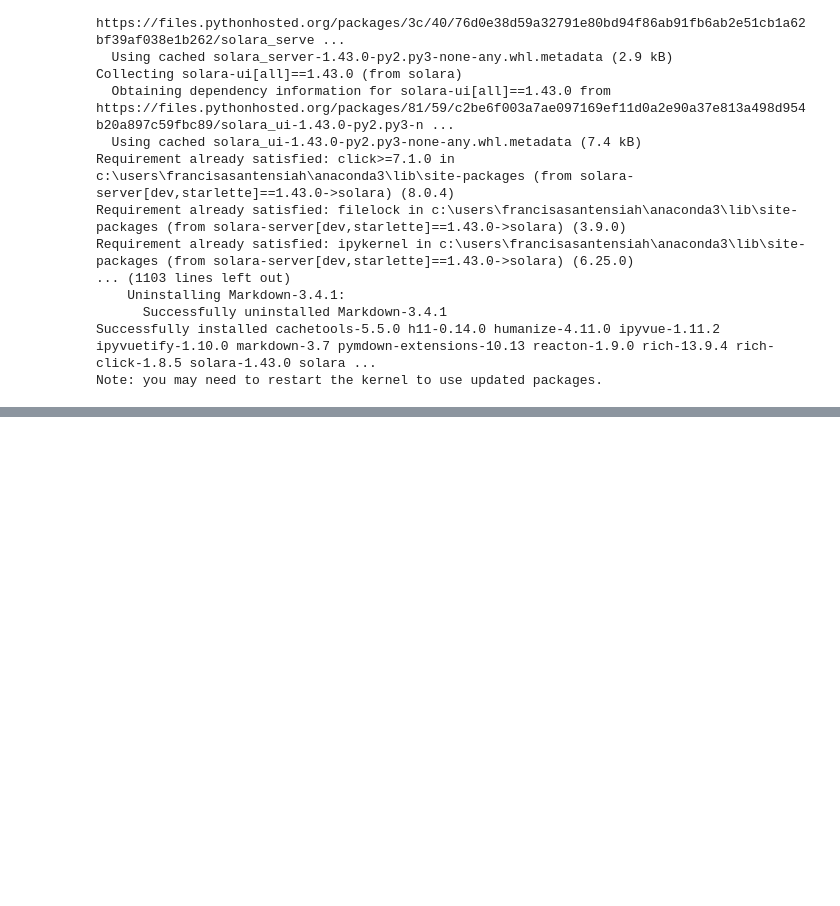
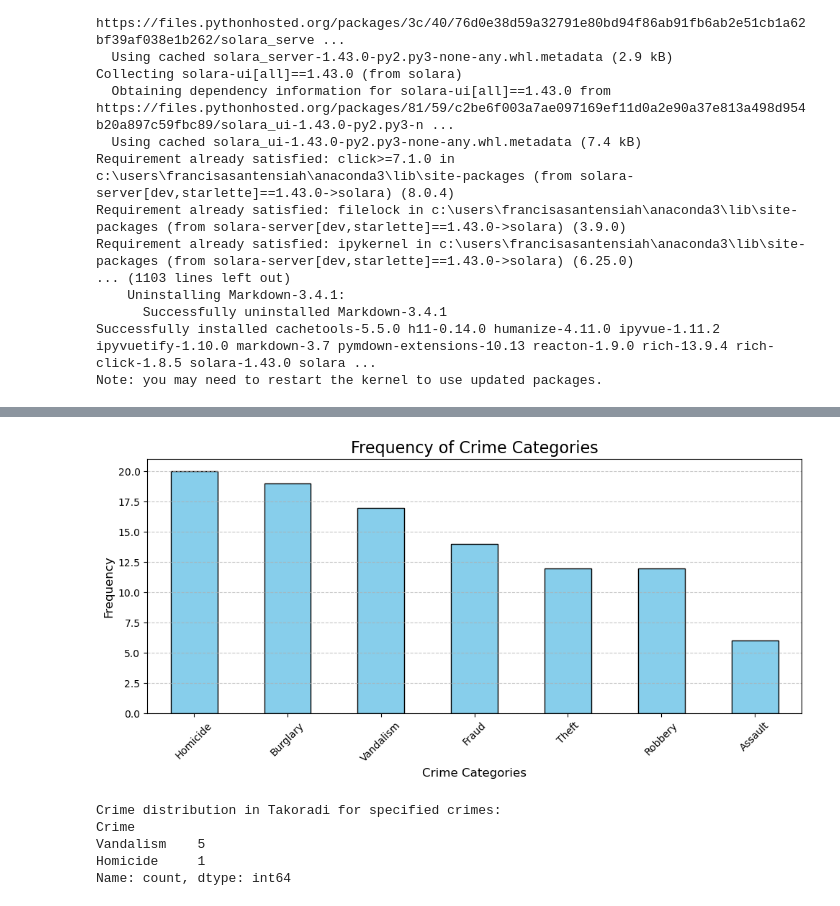
Before and after one commit to Asante-coder/Dashboard-with-Jupyter-Solara, a Jupyter notebook: Dashboard_with_Solara.ipynb, the cells around one changed output, grey strips where cells are left out. Drawn from its saved outputs; the diff is of its cells as text; code cells hidden in the pictures; blank space fills up the shorter version.

```diff
--- a/Dashboard_with_Solara.ipynb
+++ b/Dashboard_with_Solara.ipynb
@@ -79,14 +79,9 @@ from pathlib import Path
 import solara
 
 #Access data
-ROOT = Path(solara.__file__).parent / "website" / "pages" / "docs" / "content" / "04-tutorial"
-path = ROOT / Path("SF_crime_sample.csv.gz")
-url = "https://raw.githubusercontent.com/widgetti/solara/master/solara/website/pages/docs/content/04-tutorial/SF_crime_sample.csv"
 
-if path.exists():
-    df_crime = pd.read_csv(path)
-else:
-    df_crime = pd.read_csv(url)
+ghana_crime = r"C:\Users\FrancisAsanteNsiah\Desktop\gis_project\Dashboard-with-Jupyter-Solara\data\Ghana_Crime_Data.csv"
+df_crime = pd.read_csv(ghana_crime)
 
 df_crime
 # %% [output]
@@ -93,0 +103,4 @@ HTTPError: HTTP Error 404: Not Found
+# %%
+#Convert columns to title case
+df_crime["Crime"] = df_crime["Crime"].str.title()
+df_crime["Location"] = df_crime["Location"].str.title()
@@ -93,0 +124,11 @@ HTTPError: HTTP Error 404: Not Found
+# %%
+# Count the number of unique crime categories
+unique_categories = df_crime["Crime"].nunique()
+
+#Calculate the frequency of each crime category
+crime_frequencies = df_crime["Crime"].value_counts()
+
+# Display the results
+print(f"Number of unique crime categories: {unique_categories}")
+print("\nCrime frequencies:")
+print(crime_frequencies)
@@ -93,0 +148,19 @@ HTTPError: HTTP Error 404: Not Found
+# %%
+import matplotlib.pyplot as plt
+
+# Plot the frequencies as a bar chart
+plt.figure(figsize=(10, 5))
+crime_frequencies.plot(kind="bar", color="skyblue", edgecolor="black")
+
+# Add labels and title
+plt.title("Frequency of Crime Categories", fontsize=16)
+plt.xlabel("Crime Categories", fontsize=12)
+plt.ylabel("Frequency", fontsize=12)
+plt.xticks(rotation=45, fontsize=10)
+plt.grid(axis="y", linestyle="--", alpha=0.7)
+
+# Show the plot
+plt.tight_layout()
+plt.show()
+# %% [output]
+[figure, added]
@@ -93,0 +200,15 @@ HTTPError: HTTP Error 404: Not Found
+# %%
+file_path = ghana_crime
+crime_distribution = analyze_crime_distribution(file_path)
+
+if isinstance(crime_distribution, pd.Series):
+    print("Crime distribution in Takoradi for specified crimes:")
+    print(crime_distribution)
+else:
+    print(crime_distribution)
+# %% [output]
+Crime distribution in Takoradi for specified crimes:
+Crime
+Vandalism    5
+Homicide     1
+Name: count, dtype: int64
```
Also changed, not shown: parts of 9 cells of this notebook.
